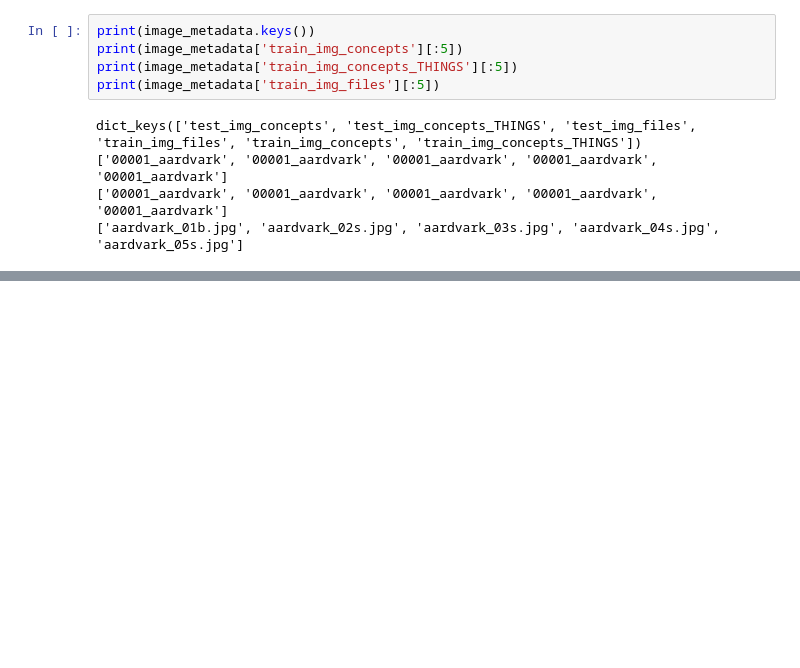
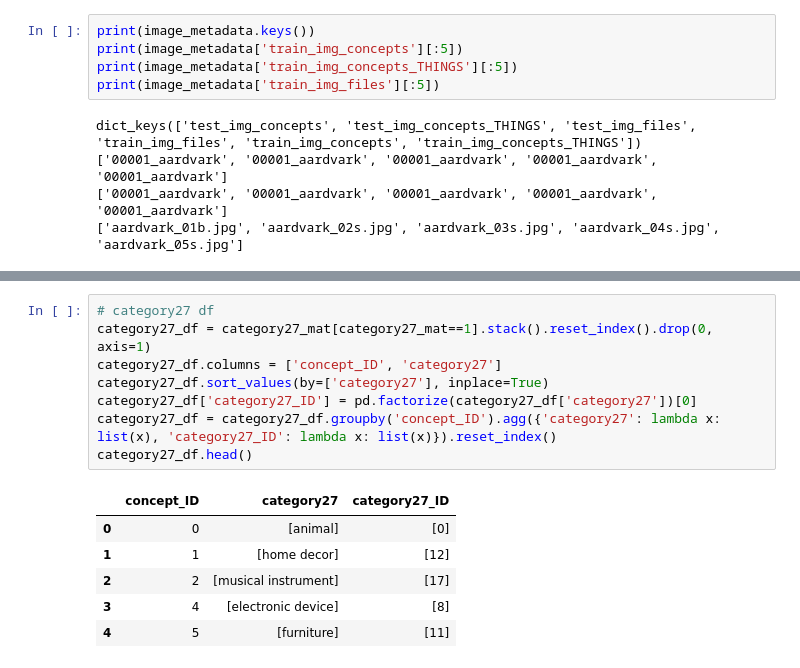
Before and after one commit to gianscuri/Brain-to-Image, a Jupyter notebook: scripts/Classification_THINGS-EEG2.ipynb, the cells around one changed output, grey strips where cells are left out. Drawn from its saved outputs; the diff is of its cells as text; blank space fills up the shorter version.

```diff
--- a/scripts/Classification_THINGS-EEG2.ipynb
+++ b/scripts/Classification_THINGS-EEG2.ipynb
@@ -354,0 +156,15 @@ KeyboardInterrupt:
+# %%
+# category27 df
+category27_df = category27_mat[category27_mat==1].stack().reset_index().drop(0, axis=1)
+category27_df.columns = ['concept_ID', 'category27']
+category27_df.sort_values(by=['category27'], inplace=True)
+category27_df['category27_ID'] = pd.factorize(category27_df['category27'])[0]
+category27_df = category27_df.groupby('concept_ID').agg({'category27': lambda x: list(x), 'category27_ID': lambda x: list(x)}).reset_index()
+category27_df.head()
+# %% [output]
+|  | concept_ID | category27 | category27_ID |
+| 0 | 0 | [animal] | [0] |
+| 1 | 1 | [home decor] | [12] |
+| 2 | 2 | [musical instrument] | [17] |
+| 3 | 4 | [electronic device] | [8] |
+| 4 | 5 | [furniture] | [11] |
```
Also changed, not shown: parts of 65 cells of this notebook, 3 other files.
